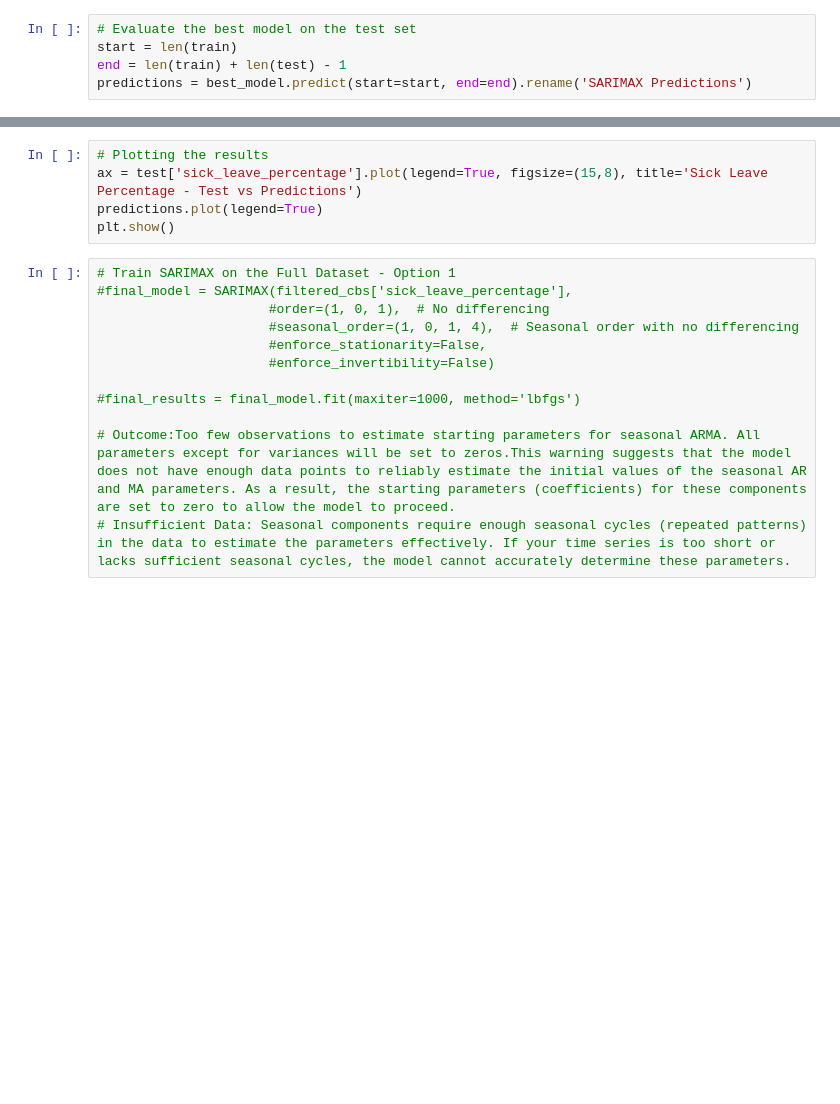
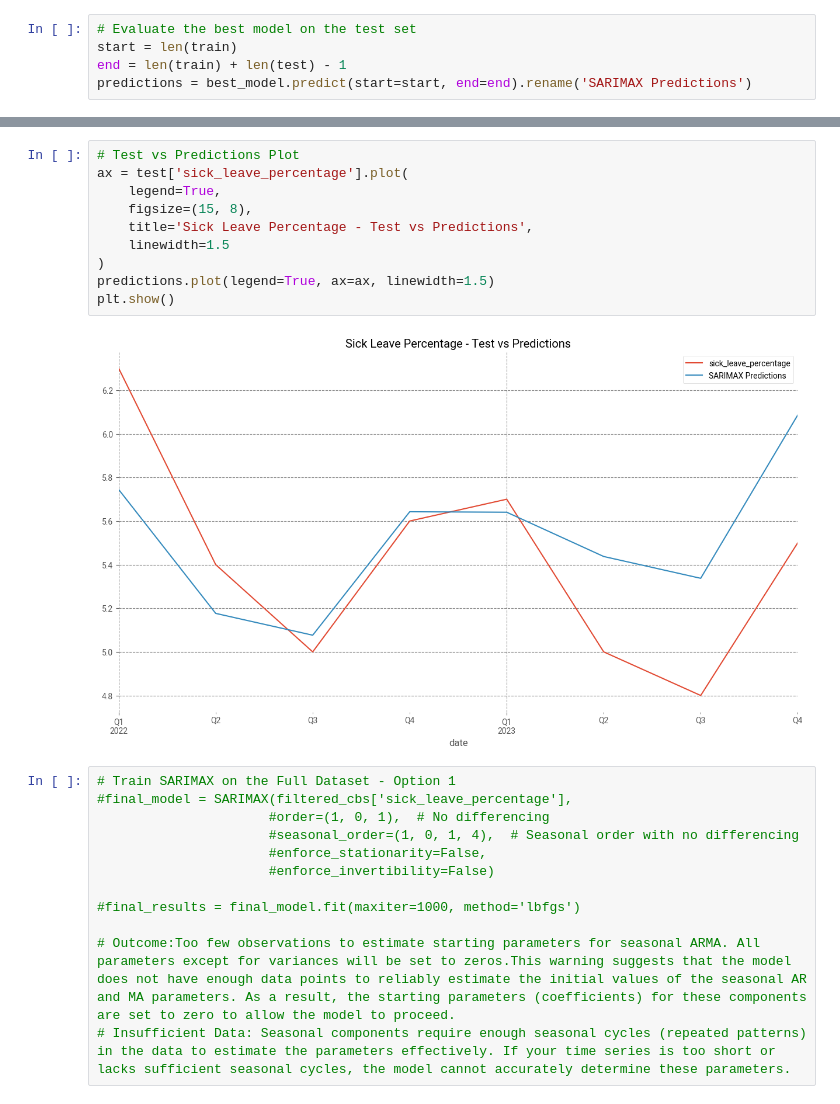
Before and after one commit to evdhout/uwv, a Jupyter notebook: notebooks/Find_Best_Sarimax_model_CH.ipynb, the cells around one changed output, grey strips where cells are left out. Saved outputs shown, nothing was run; the diff lists cells and outputs as text; blank space fills up the shorter version.

```diff
--- a/notebooks/Find_Best_Sarimax_model_CH.ipynb
+++ b/notebooks/Find_Best_Sarimax_model_CH.ipynb
@@ -134,8 +219,15 @@ print(f'MAE: {mae_value}')
 # %%
-# Plotting the results
-ax = test['sick_leave_percentage'].plot(legend=True, figsize=(15,8), title='Sick Leave Percentage - Test vs Predictions')
-predictions.plot(legend=True)
+# Test vs Predictions Plot
+ax = test['sick_leave_percentage'].plot(
+    legend=True,
+    figsize=(15, 8),
+    title='Sick Leave Percentage - Test vs Predictions',
+    linewidth=1.5
+)
+predictions.plot(legend=True, ax=ax, linewidth=1.5)
 plt.show()
+# %% [output]
+[figure, added]
 # %%
 # Train SARIMAX on the Full Dataset - Option 1
 #final_model = SARIMAX(filtered_cbs['sick_leave_percentage'],
```
Also changed, not shown: parts of 11 cells of this notebook, 16 other files.
